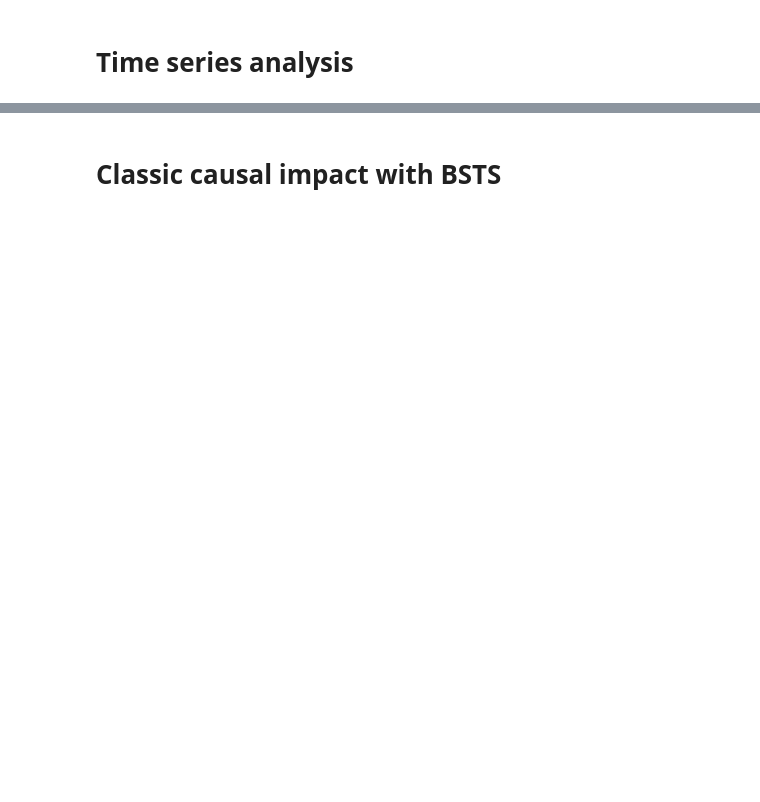
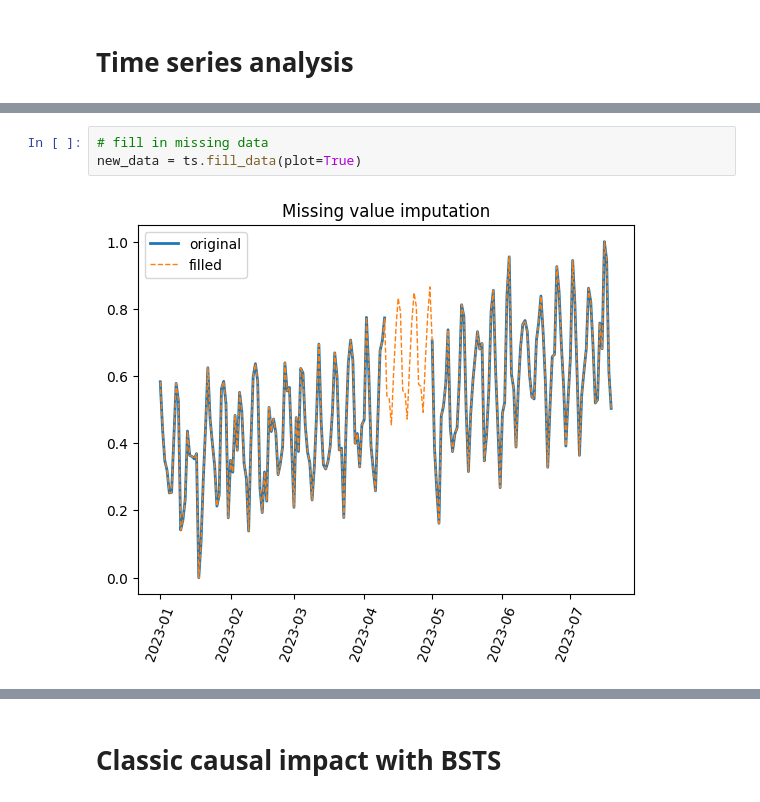
Before and after one commit to MilaimKas/Time_series_impact, a Jupyter notebook: example_usage.ipynb, the cells around one changed output, grey strips where cells are left out. Drawn from its saved outputs; the diff is of its cells as text; blank space fills up the shorter version.

```diff
--- a/example_usage.ipynb
+++ b/example_usage.ipynb
@@ -143,0 +23,5 @@ Starting simulation
+# %%
+# fill in missing data
+new_data = ts.fill_data(plot=True)
+# %% [output]
+[figure, added]
```
Also changed, not shown: parts of 36 cells of this notebook, 22 other files.
